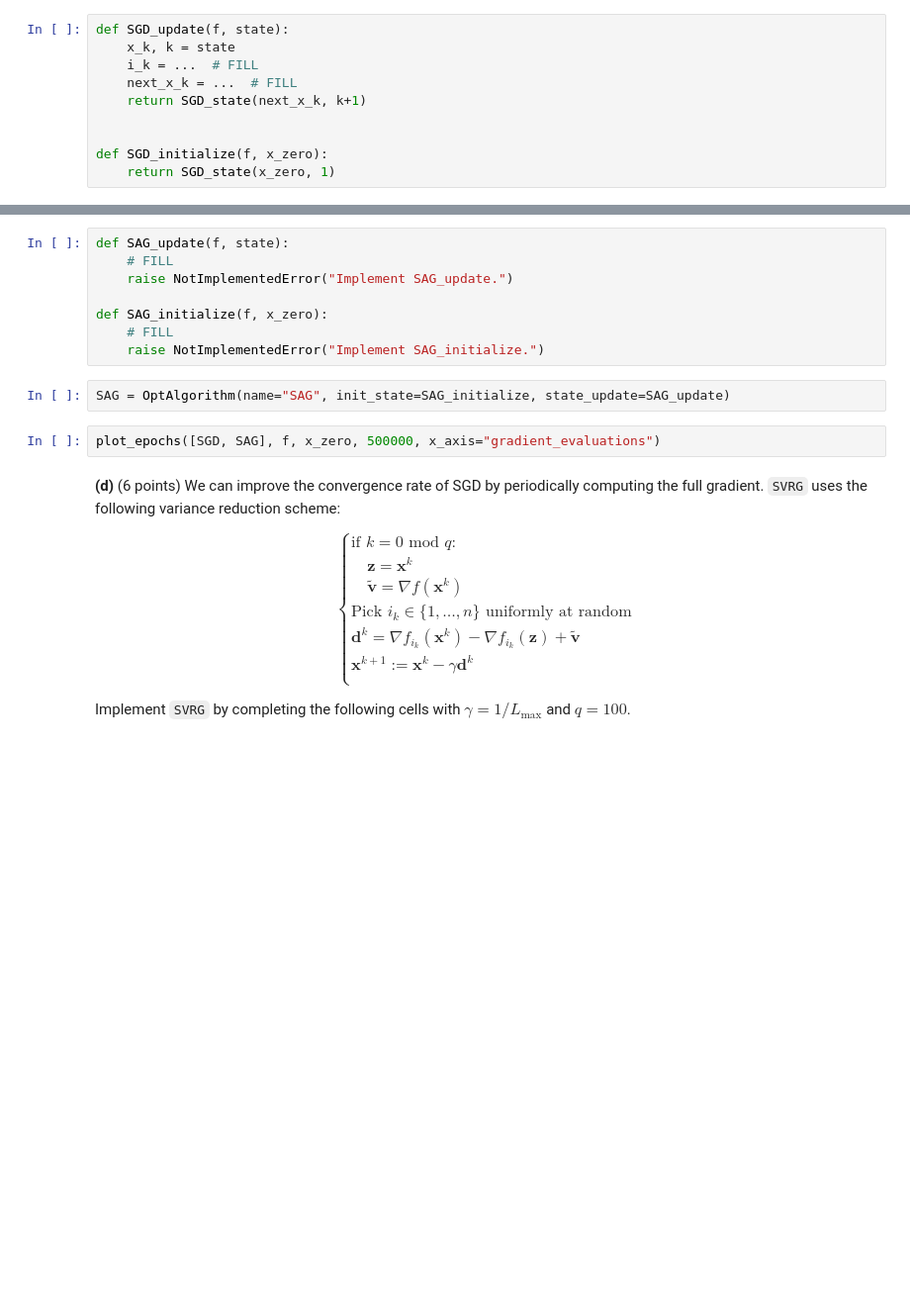
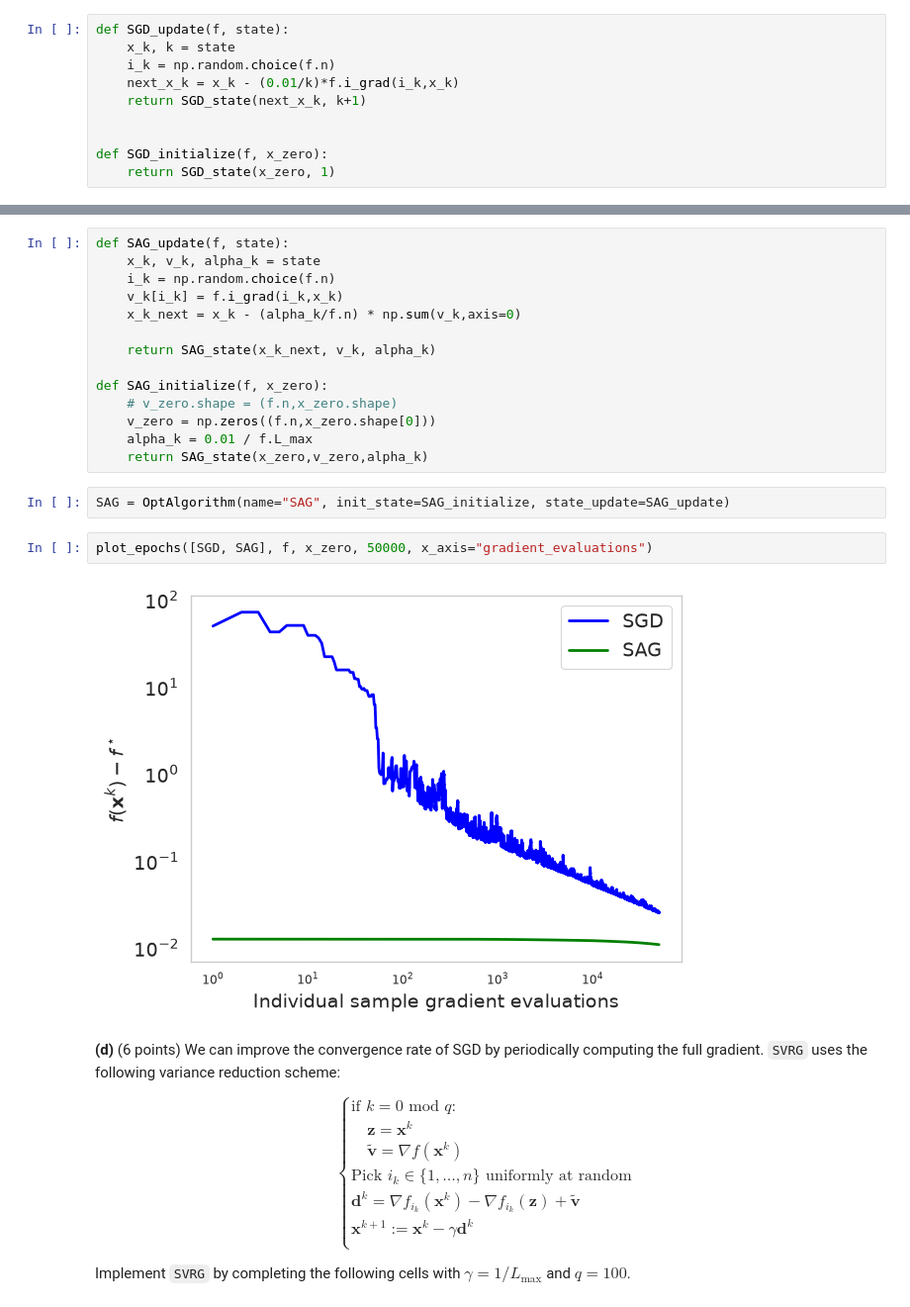
Before and after one commit to francescofoglia0/Project_Math_of_Data, a Jupyter notebook: HW1/Part 3 - Stochastic gradient methods.ipynb, the cells around one changed output, grey strips where cells are left out. Shown at 99% size. Saved outputs shown, nothing was run; the diff lists cells and outputs as text; blank space fills up the shorter version.

```diff
--- a/HW1/Part 3 - Stochastic gradient methods.ipynb
+++ b/HW1/Part 3 - Stochastic gradient methods.ipynb
@@ -54,8 +167,8 @@ class SGD_state(OptState):
 # %%
 def SGD_update(f, state):
     x_k, k = state
-    i_k = ...  # FILL
-    next_x_k = ...  # FILL
+    i_k = np.random.choice(f.n)
+    next_x_k = x_k - (0.01/k)*f.i_grad(i_k,x_k)
     return SGD_state(next_x_k, k+1)
 
 
@@ -94,18 +207,26 @@ class SAG_state(OptState):
     x_k: Vector
     v_k: List[Vector]
     alpha_k: float
-# %%
-def SAG_update(f, state):
-    # FILL
-    raise NotImplementedError("Implement SAG_update.")
-
-def SAG_initialize(f, x_zero):
-    # FILL
-    raise NotImplementedError("Implement SAG_initialize.")
+# %%
+def SAG_update(f, state):
+    x_k, v_k, alpha_k = state
+    i_k = np.random.choice(f.n)
+    v_k[i_k] = f.i_grad(i_k,x_k)
+    x_k_next = x_k - (alpha_k/f.n) * np.sum(v_k,axis=0)
+
+    return SAG_state(x_k_next, v_k, alpha_k)
+
+def SAG_initialize(f, x_zero):
+    # v_zero.shape = (f.n,x_zero.shape)
+    v_zero = np.zeros((f.n,x_zero.shape[0]))
+    alpha_k = 0.01 / f.L_max
+    return SAG_state(x_zero,v_zero,alpha_k)
 # %%
 SAG = OptAlgorithm(name="SAG", init_state=SAG_initialize, state_update=SAG_update)
 # %%
-plot_epochs([SGD, SAG], f, x_zero, 500000, x_axis="gradient_evaluations")
+plot_epochs([SGD, SAG], f, x_zero, 50000, x_axis="gradient_evaluations")
+# %% [output]
+[figure, added]
 # %% [markdown]
 __(d)__ (6 points)
 We can improve the convergence rate of SGD by periodically computing the full gradient. `SVRG` uses the following variance reduction scheme:
```
Also changed, not shown: parts of 16 cells of this notebook.
